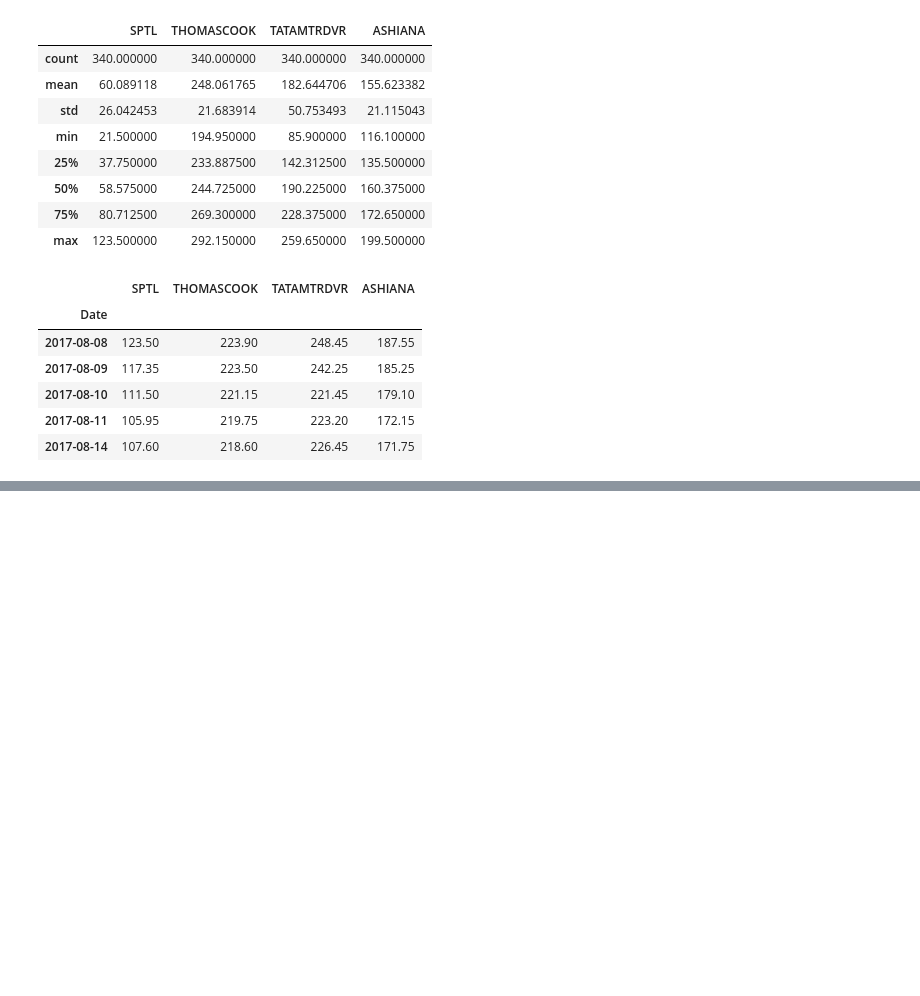
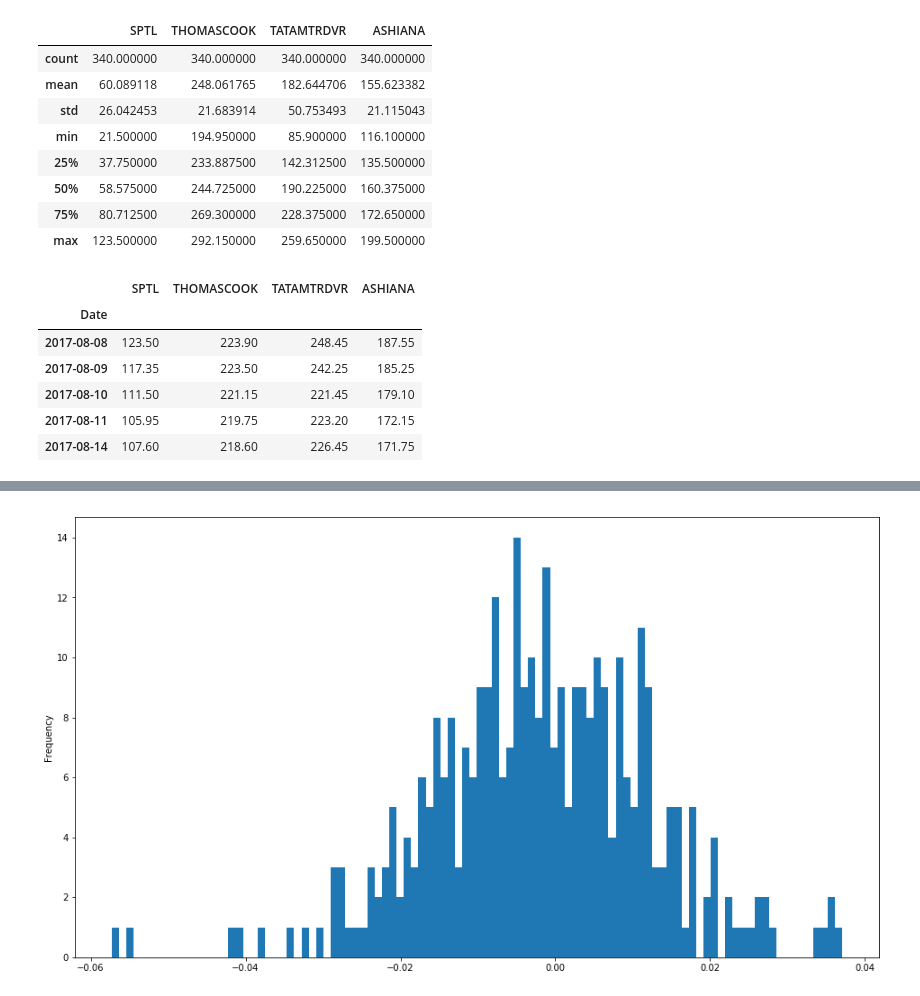
Before and after one commit to magnacore/Portfolio-Optimization-and-Return-Analysis, a Jupyter notebook: Portfolio Optimization and Analysis.ipynb, the cells around one changed output, grey strips where cells are left out. Cells and saved outputs as stored; diff of their text form; code cells hidden in the pictures; blank space fills up the shorter version.

```diff
--- a/Portfolio Optimization and Analysis.ipynb
+++ b/Portfolio Optimization and Analysis.ipynb
@@ -51,0 +173,4 @@ portfolio_close_price.head()
+# %%
+portfolio_normalized_allocation['Daily Return'].plot(kind='hist', bins=100, figsize=(16,9));
+# %% [output]
+[figure, added]
```
Also changed, not shown: parts of 29 cells of this notebook, 1 other file.
